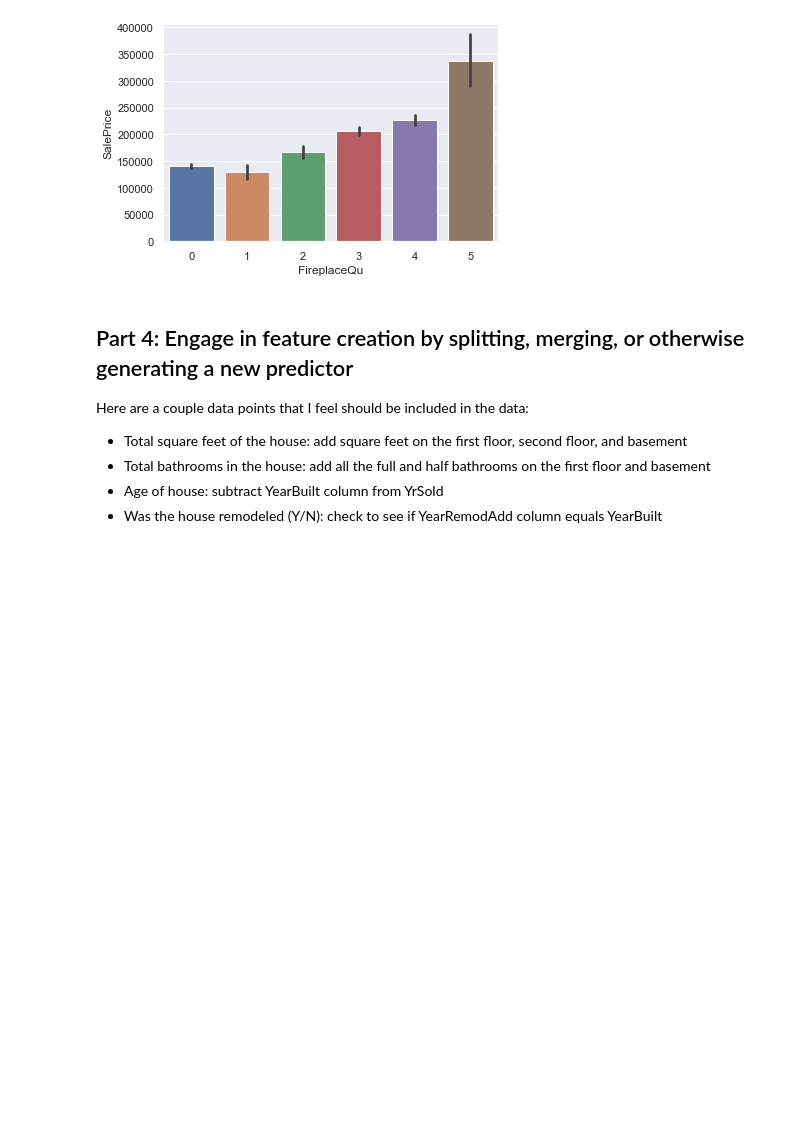
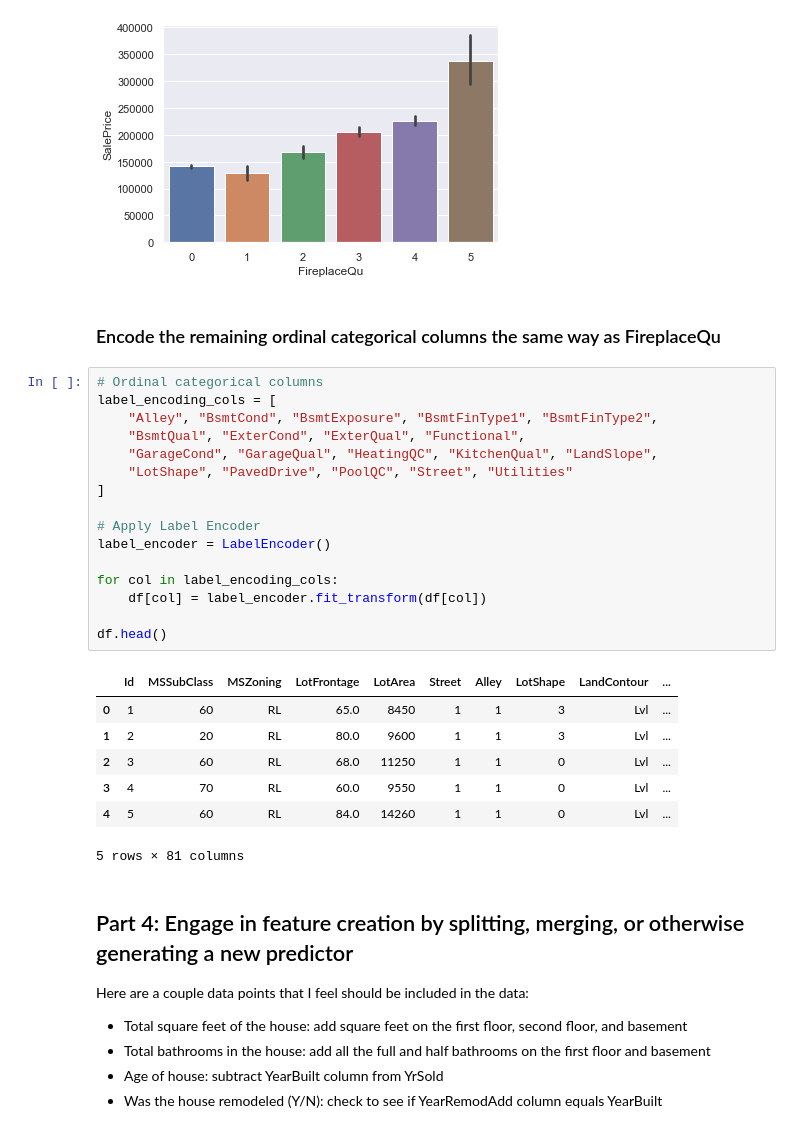
Before and after one commit to DrakeData/House_Price_EDA, a Jupyter notebook: MSDS422_Assignment1.ipynb, the cells around one changed output. Drawn from its saved outputs; the diff is of its cells as text; blank space fills up the shorter version.

```diff
--- a/MSDS422_Assignment1.ipynb
+++ b/MSDS422_Assignment1.ipynb
@@ -227,6 +236,32 @@ sns.set(style="darkgrid")
 sns.barplot(x='FireplaceQu', y="SalePrice", data=df);
 # %% [output]
 [figure]
+# %% [markdown]
+### Encode the remaining ordinal categorical columns the same way as FireplaceQu
+# %%
+# Ordinal categorical columns
+label_encoding_cols = [
+    "Alley", "BsmtCond", "BsmtExposure", "BsmtFinType1", "BsmtFinType2",
+    "BsmtQual", "ExterCond", "ExterQual", "Functional",
+    "GarageCond", "GarageQual", "HeatingQC", "KitchenQual", "LandSlope",
+    "LotShape", "PavedDrive", "PoolQC", "Street", "Utilities"
+]
+
+# Apply Label Encoder
+label_encoder = LabelEncoder()
+
+for col in label_encoding_cols:
+    df[col] = label_encoder.fit_transform(df[col])
+
+df.head()
+# %% [output]
+|  | Id | MSSubClass | MSZoning | LotFrontage | LotArea | Street | Alley | LotShape | LandContour | ... |
+| 0 | 1 | 60 | RL | 65.0 | 8450 | 1 | 1 | 3 | Lvl | ... |
+| 1 | 2 | 20 | RL | 80.0 | 9600 | 1 | 1 | 3 | Lvl | ... |
+| 2 | 3 | 60 | RL | 68.0 | 11250 | 1 | 1 | 0 | Lvl | ... |
+| 3 | 4 | 70 | RL | 60.0 | 9550 | 1 | 1 | 0 | Lvl | ... |
+| 4 | 5 | 60 | RL | 84.0 | 14260 | 1 | 1 | 0 | Lvl | ... |
+5 rows × 81 columns
 # %% [markdown]
 ## Part 4: Engage in feature creation by splitting, merging, or otherwise generating a new predictor
 
```
Also changed, not shown: parts of 7 cells of this notebook, 1 other file.
